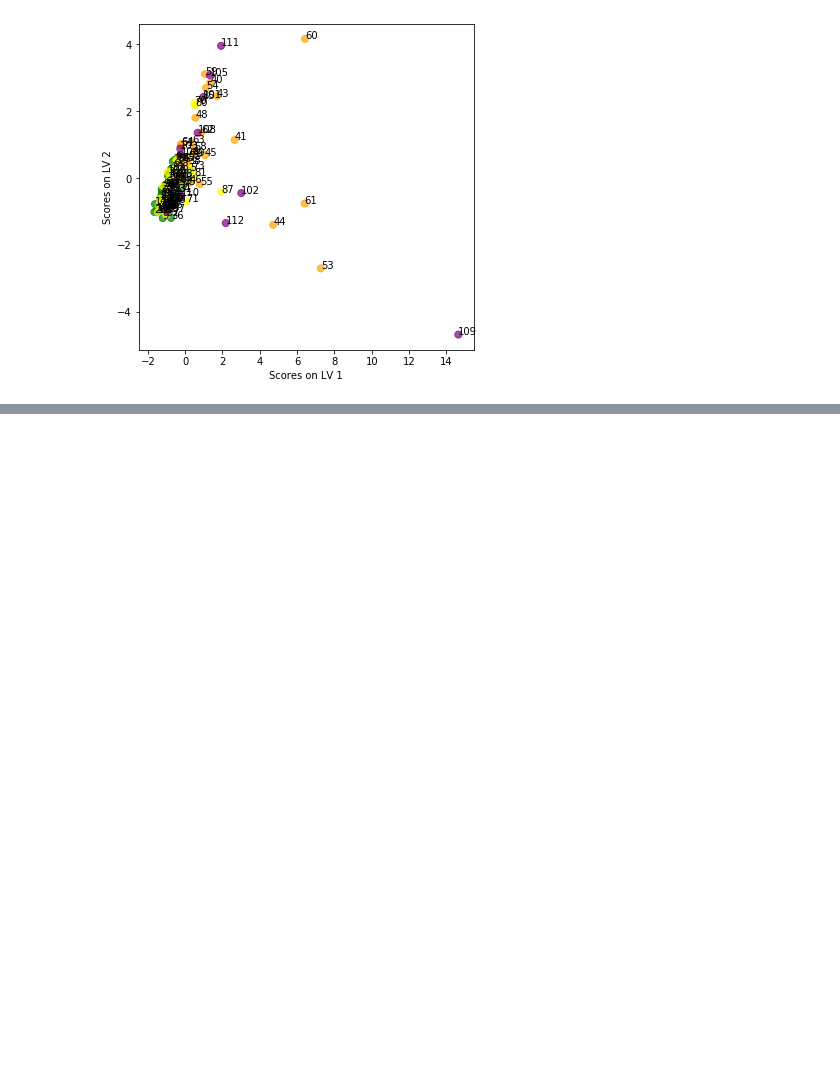
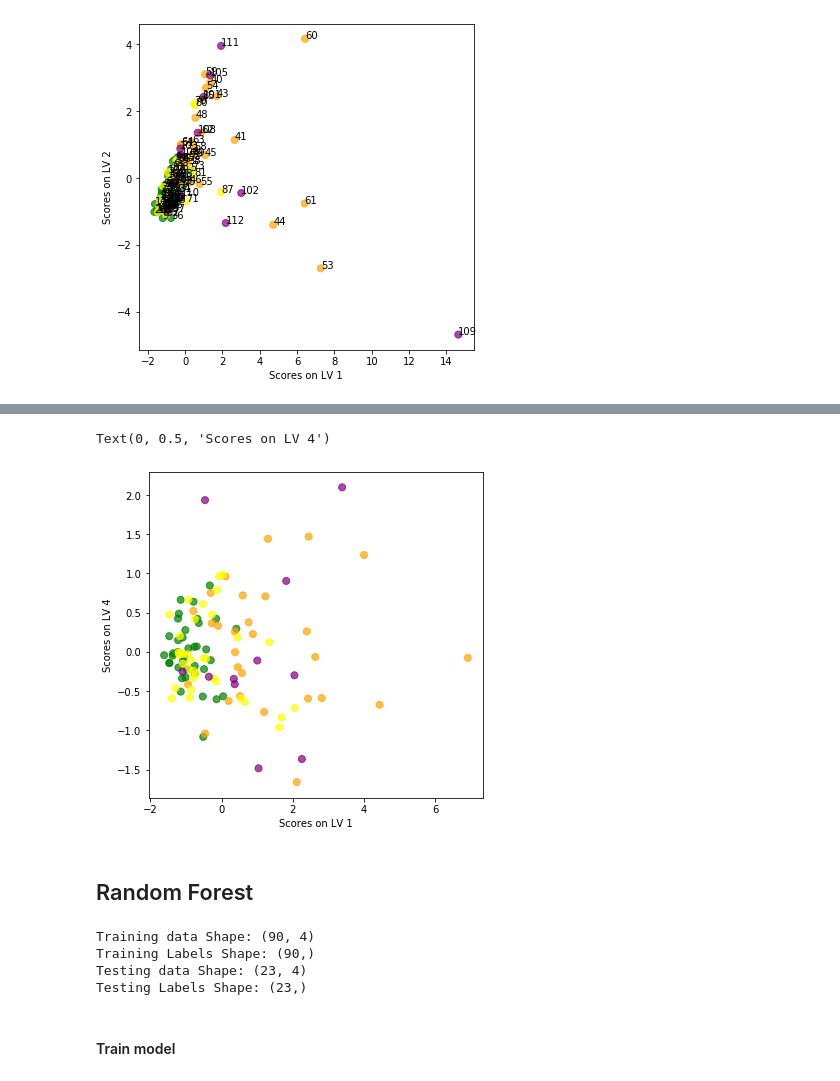
Before and after one commit to amandinebru/Projet_Parkinson, a Jupyter notebook: premier test.ipynb, the cells around one changed output, grey strips where cells are left out. Saved outputs shown, nothing was run; the diff lists cells and outputs as text; code cells hidden in the pictures; blank space fills up the shorter version.

Commit message:
maj avec RandomForest

```diff
--- a/premier test.ipynb
+++ b/premier test.ipynb
@@ -570,0 +606,9 @@ KeyError: '[109] not found in axis'
+# %%
+ax_new = scores_new.plot(x=0, y=3, kind='scatter', s=50, alpha=0.7, c=colorlist_new, figsize=(6,6))
+ax_new.set_xlabel('Scores on LV 1')
+ax_new.set_ylabel('Scores on LV 4')
+# %% [output]
+Text(0, 0.5, 'Scores on LV 4')
+[figure, added]
+# %% [markdown]
+## Random Forest
@@ -570,0 +622,13 @@ KeyError: '[109] not found in axis'
+# %%
+#we check the sizes of our samples
+print('Training data Shape:', train_data.shape)
+print('Training Labels Shape:', train_labels.shape)
+print('Testing data Shape:', test_data.shape)
+print('Testing Labels Shape:', test_labels.shape)
+# %% [output]
+Training data Shape: (90, 4)
+Training Labels Shape: (90,)
+Testing data Shape: (23, 4)
+Testing Labels Shape: (23,)
+# %% [markdown]
+#### Train model
```
Also changed, not shown: parts of 16 cells of this notebook.
